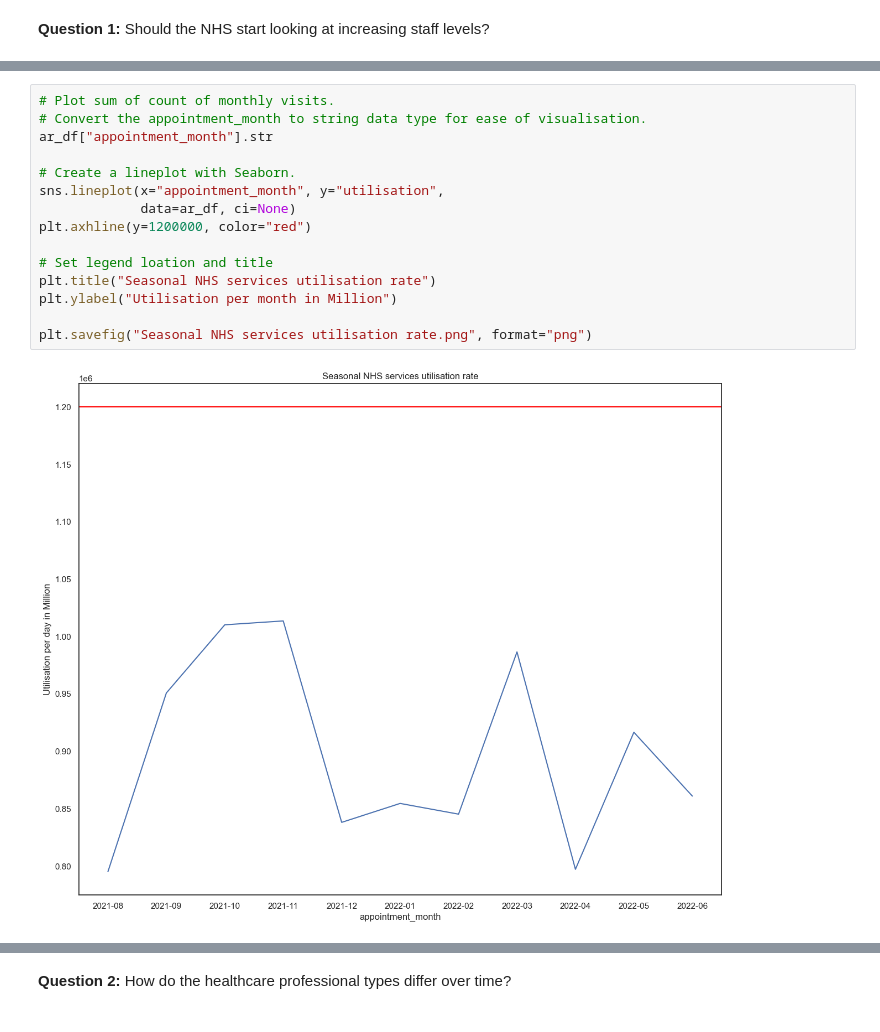
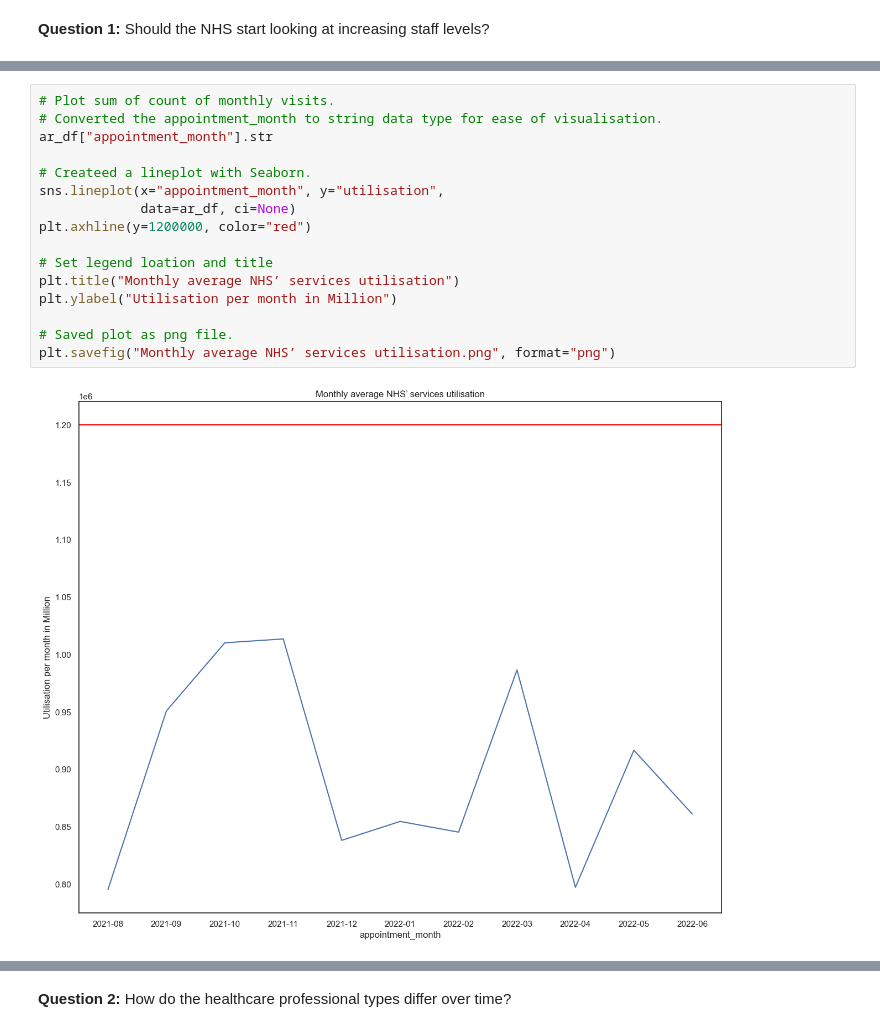
Before and after one commit to amquercus/NHS-project-MC, a Jupyter notebook: Carvalho_Margarida_LSE_DA201_Assignment_Notebook.ipynb, the cells around one changed output, grey strips where cells are left out. Saved outputs shown, nothing was run; the diff lists cells and outputs as text.

```diff
--- a/Carvalho_Margarida_LSE_DA201_Assignment_Notebook.ipynb
+++ b/Carvalho_Margarida_LSE_DA201_Assignment_Notebook.ipynb
@@ -1449,19 +1447,20 @@ utilisation              float64
 dtype: object
 # %%
 # Plot sum of count of monthly visits.
-# Convert the appointment_month to string data type for ease of visualisation.
+# Converted the appointment_month to string data type for ease of visualisation.
 ar_df["appointment_month"].str
 
-# Create a lineplot with Seaborn.
+# Createed a lineplot with Seaborn.
 sns.lineplot(x="appointment_month", y="utilisation",
              data=ar_df, ci=None)
 plt.axhline(y=1200000, color="red")
 
 # Set legend loation and title
-plt.title("Seasonal NHS services utilisation rate")
+plt.title("Monthly average NHS’ services utilisation")
 plt.ylabel("Utilisation per month in Million")
 
-plt.savefig("Seasonal NHS services utilisation rate.png", format="png")
+# Saved plot as png file.
+plt.savefig("Monthly average NHS’ services utilisation.png", format="png")
 # %% [output]
-[figure, old version]
+[figure, new version]
 # %%
```
Also changed, not shown: parts of 38 cells of this notebook.
